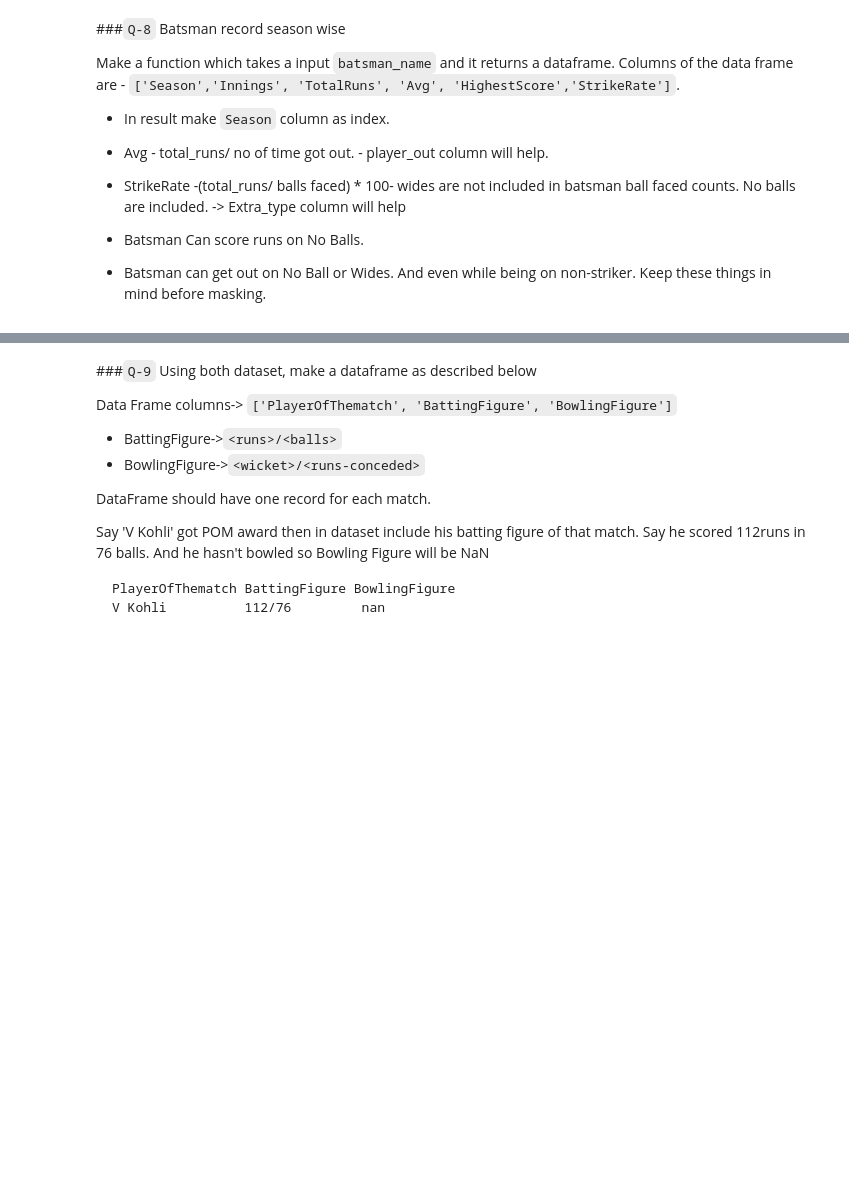
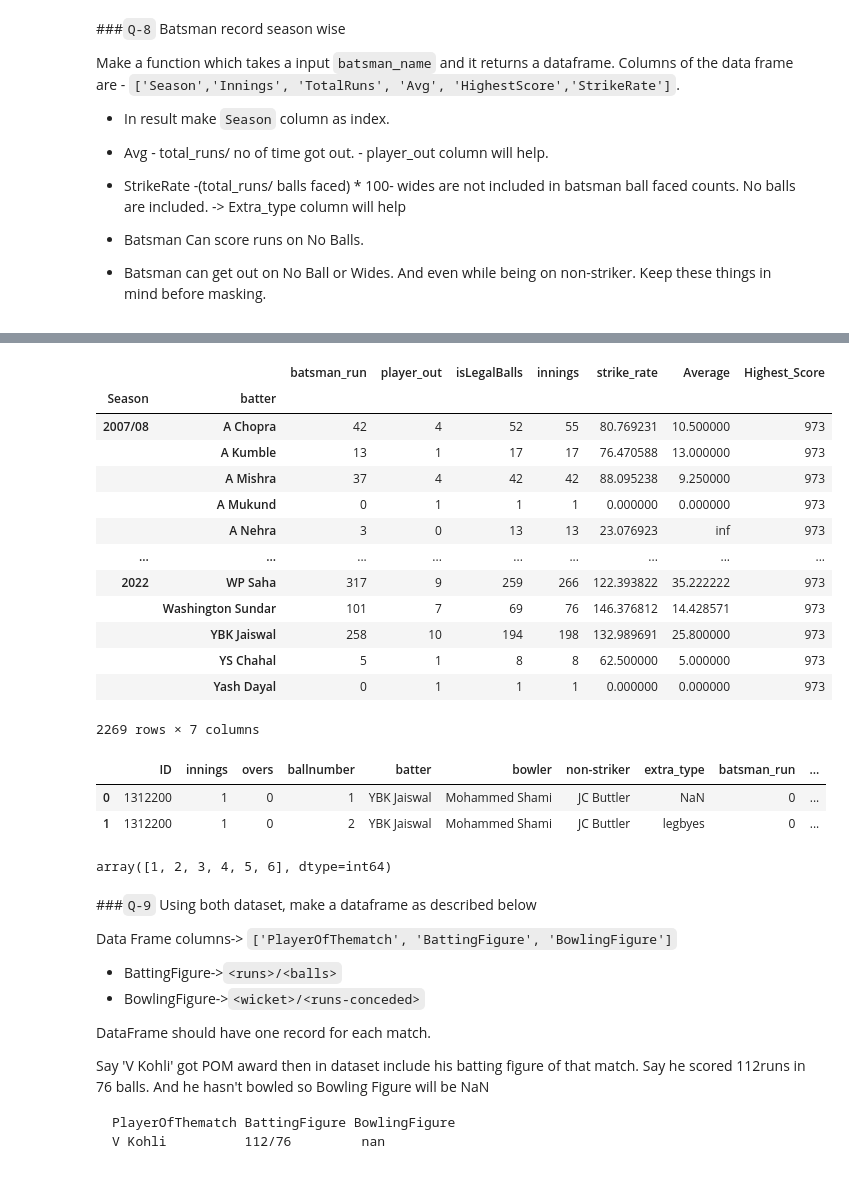
Before and after one commit to Saima2306/Data_Science_Program, a Jupyter notebook: session_20_task.ipynb, the cells around one changed output, grey strips where cells are left out. Cells and saved outputs as stored; diff of their text form; code cells hidden in the pictures; blank space fills up the shorter version.

```diff
--- a/session_20_task.ipynb
+++ b/session_20_task.ipynb
@@ -237,3 +237,15 @@ Columns of the data frame are - `['Season','Innings', 'TotalRuns', 'Avg', 'Highe
 ques8df = pd.merge(ipl_match[['Season','ID']],ipl_ball,on = 'ID')
 def function_8(batsman_name):
     pass
+ques8df['isLegalBalls'] = ques8df.extra_type.apply(lambda x :0 if x == 'wides' else 1)
+ques8df['strike_rate'] = (ques8df['batsman_run']/ques8df['isLegalBalls'])*100
+# %%
+group = ques8df.groupby(['Season','batter']).agg(
+    {
+    'batsman_run':'sum',
+    'player_out':'count',
+    'isLegalBalls':'sum',
+    'innings':'count'
+#     'batsman_run':'max'
+    }
+)
@@ -240,3 +269,35 @@ def function_8(batsman_name):
+# %%
+
+group['strike_rate'] = group['batsman_run']/group['isLegalBalls']*100
+group['Average'] = group['batsman_run']/group['player_out']
+group['Highest_Score'] = group['batsman_run'].max()
+# %%
+group
+# %% [output]
+|  |  | batsman_run | player_out | isLegalBalls | innings | strike_rate | Average | Highest_Score |
+| Season | batter |  |  |  |  |  |  |  |
+| 2007/08 | A Chopra | 42 | 4 | 52 | 55 | 80.769231 | 10.500000 | 973 |
+|  | A Kumble | 13 | 1 | 17 | 17 | 76.470588 | 13.000000 | 973 |
+|  | A Mishra | 37 | 4 | 42 | 42 | 88.095238 | 9.250000 | 973 |
+|  | A Mukund | 0 | 1 | 1 | 1 | 0.000000 | 0.000000 | 973 |
+|  | A Nehra | 3 | 0 | 13 | 13 | 23.076923 | inf | 973 |
+| ... | ... | ... | ... | ... | ... | ... | ... | ... |
+| 2022 | WP Saha | 317 | 9 | 259 | 266 | 122.393822 | 35.222222 | 973 |
+|  | Washington Sundar | 101 | 7 | 69 | 76 | 146.376812 | 14.428571 | 973 |
+|  | YBK Jaiswal | 258 | 10 | 194 | 198 | 132.989691 | 25.800000 | 973 |
+|  | YS Chahal | 5 | 1 | 8 | 8 | 62.500000 | 5.000000 | 973 |
+|  | Yash Dayal | 0 | 1 | 1 | 1 | 0.000000 | 0.000000 | 973 |
+2269 rows × 7 columns
+# %%
+ipl_ball.head(2)
+# %% [output]
+|  | ID | innings | overs | ballnumber | batter | bowler | non-striker | extra_type | batsman_run | ... |
+| 0 | 1312200 | 1 | 0 | 1 | YBK Jaiswal | Mohammed Shami | JC Buttler | NaN | 0 | ... |
+| 1 | 1312200 | 1 | 0 | 2 | YBK Jaiswal | Mohammed Shami | JC Buttler | legbyes | 0 | ... |
+# %%
+ipl_ball.innings.unique()
+# %% [output]
+array([1, 2, 3, 4, 5, 6], dtype=int64)
 # %%
 # code here
 # %% [markdown]
```
Also changed, not shown: parts of 4 cells of this notebook.
